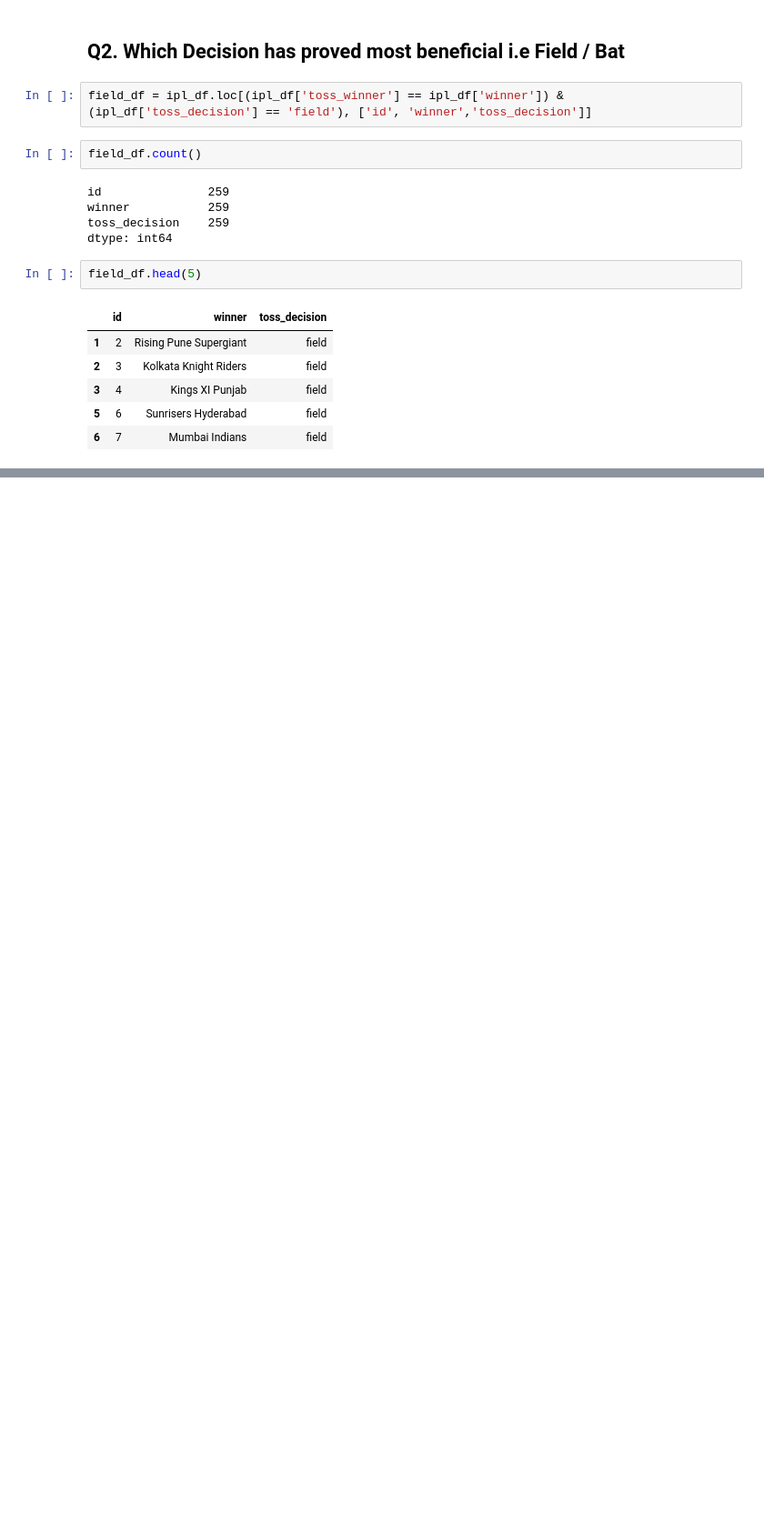
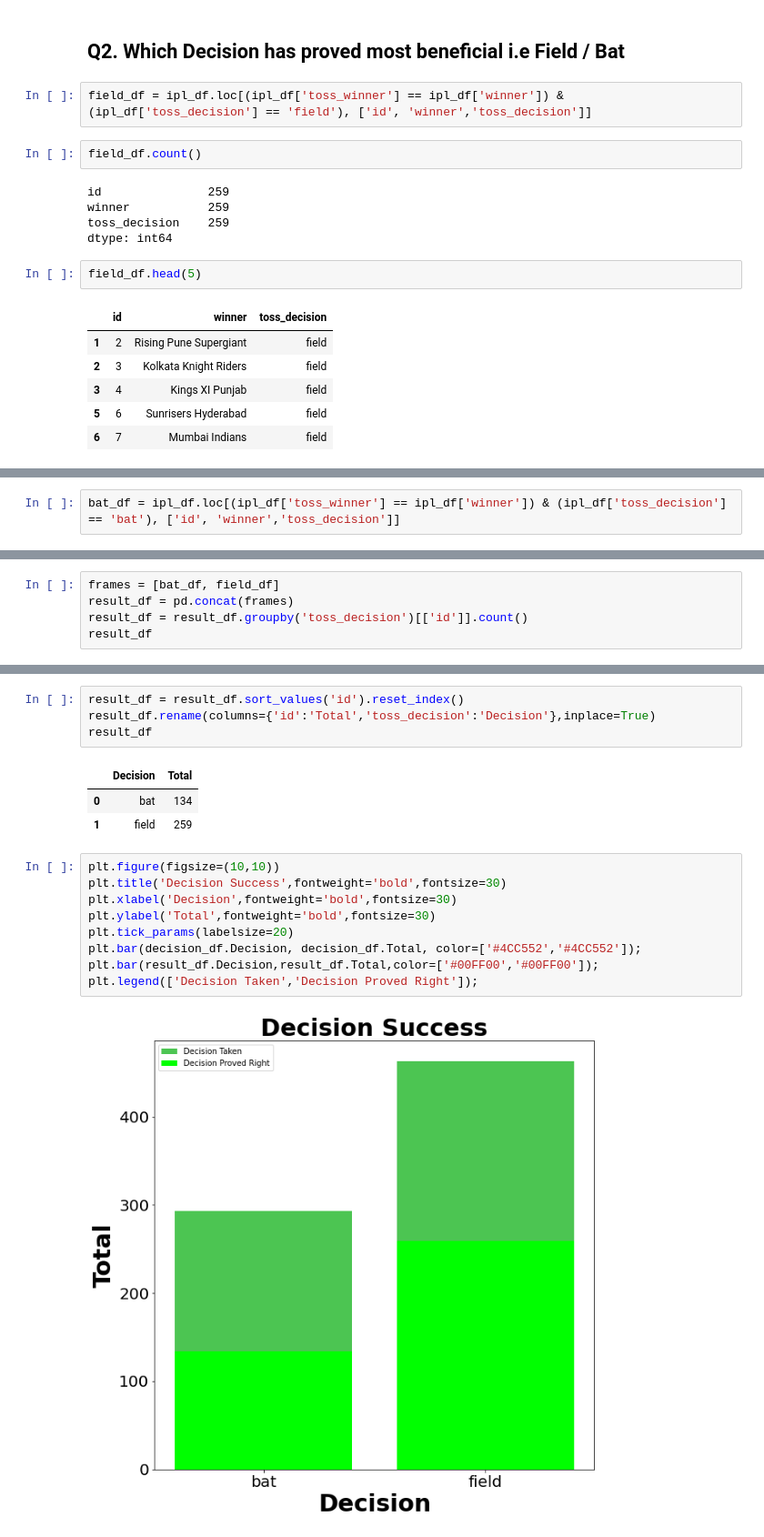
Before and after one commit to TanmayMehta-ml/IPL_DataAnalysis, a Jupyter notebook: ipldata.ipynb, the cells around one changed output, grey strips where cells are left out. Shown at 91% size. Cells and saved outputs as stored; diff of their text form; blank space fills up the shorter version.

Commit message:
Success Decision

```diff
--- a/ipldata.ipynb
+++ b/ipldata.ipynb
@@ -427,0 +432,2 @@ field_df.head(5)
+# %%
+bat_df = ipl_df.loc[(ipl_df['toss_winner'] == ipl_df['winner']) & (ipl_df['toss_decision'] == 'bat'), ['id', 'winner','toss_decision']]
@@ -427,0 +438,5 @@ field_df.head(5)
+# %%
+frames = [bat_df, field_df]
+result_df = pd.concat(frames)
+result_df = result_df.groupby('toss_decision')[['id']].count()
+result_df
@@ -427,0 +448,19 @@ field_df.head(5)
+# %%
+result_df = result_df.sort_values('id').reset_index()
+result_df.rename(columns={'id':'Total','toss_decision':'Decision'},inplace=True)
+result_df
+# %% [output]
+|  | Decision | Total |
+| 0 | bat | 134 |
+| 1 | field | 259 |
+# %%
+plt.figure(figsize=(10,10))
+plt.title('Decision Success',fontweight='bold',fontsize=30)
+plt.xlabel('Decision',fontweight='bold',fontsize=30)
+plt.ylabel('Total',fontweight='bold',fontsize=30)
+plt.tick_params(labelsize=20)
+plt.bar(decision_df.Decision, decision_df.Total, color=['#4CC552','#4CC552']);
+plt.bar(result_df.Decision,result_df.Total,color=['#00FF00','#00FF00']);
+plt.legend(['Decision Taken','Decision Proved Right']);
+# %% [output]
+[figure, added]
```
Also changed, not shown: parts of 4 cells of this notebook.
